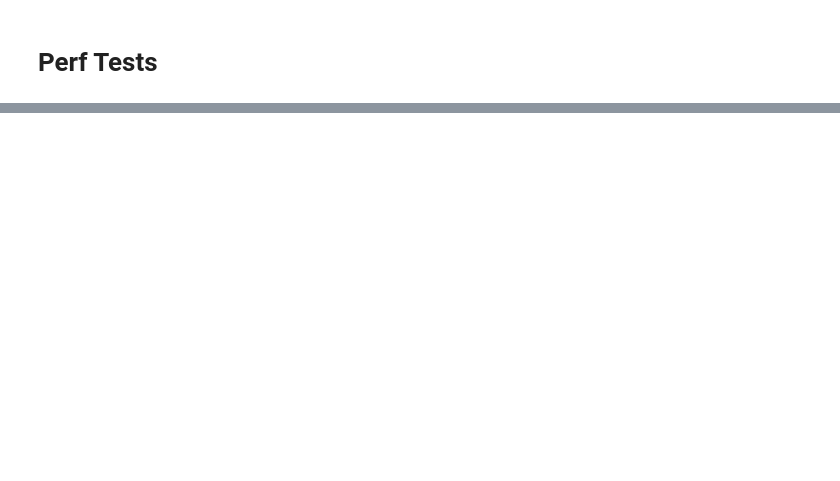
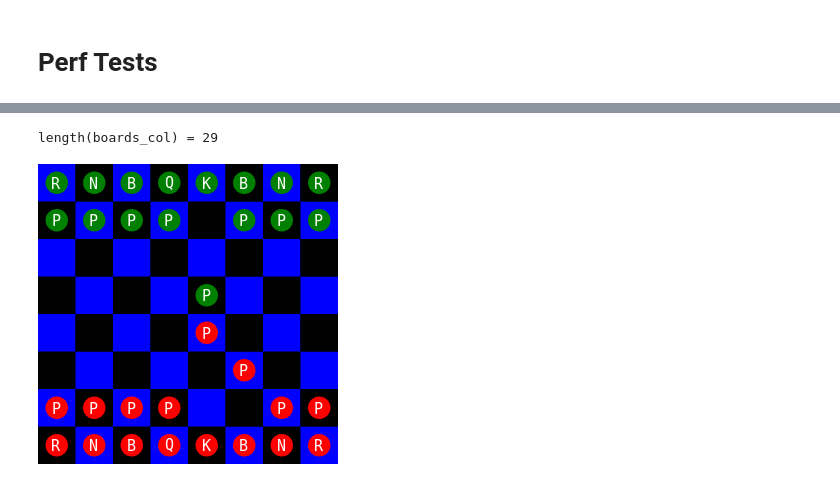
Before and after one commit to tawheeler/Chess.jl, a Jupyter notebook: Chess.ipynb, the cells around one changed output, grey strips where cells are left out. Cells and saved outputs as stored; diff of their text form; code cells hidden in the pictures; blank space fills up the shorter version.

```diff
--- a/Chess.ipynb
+++ b/Chess.ipynb
@@ -59,0 +113,10 @@ end
+# %%
+using Interact
+boards = get_reachable_boards_with_one_more_move(board)
+boards_col = collect(boards);
+# %%
+@show length(boards_col)
+render_board(boards_col[5])
+# %% [output]
+length(boards_col) = 29
+[figure, added]
```
Also changed, not shown: parts of 10 cells of this notebook, 1 other file.
